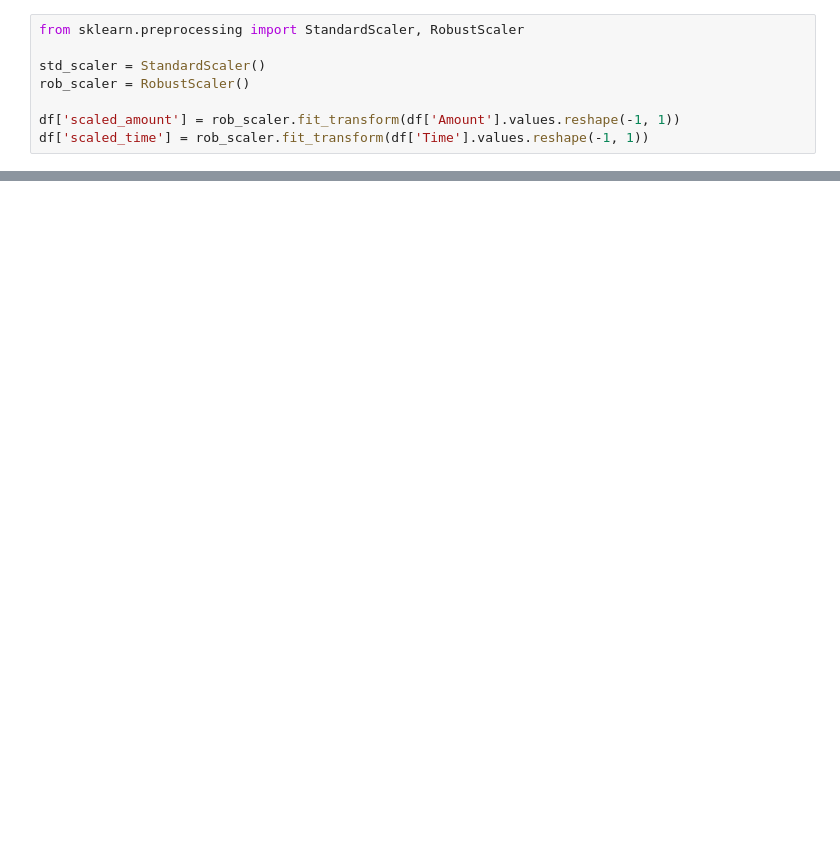
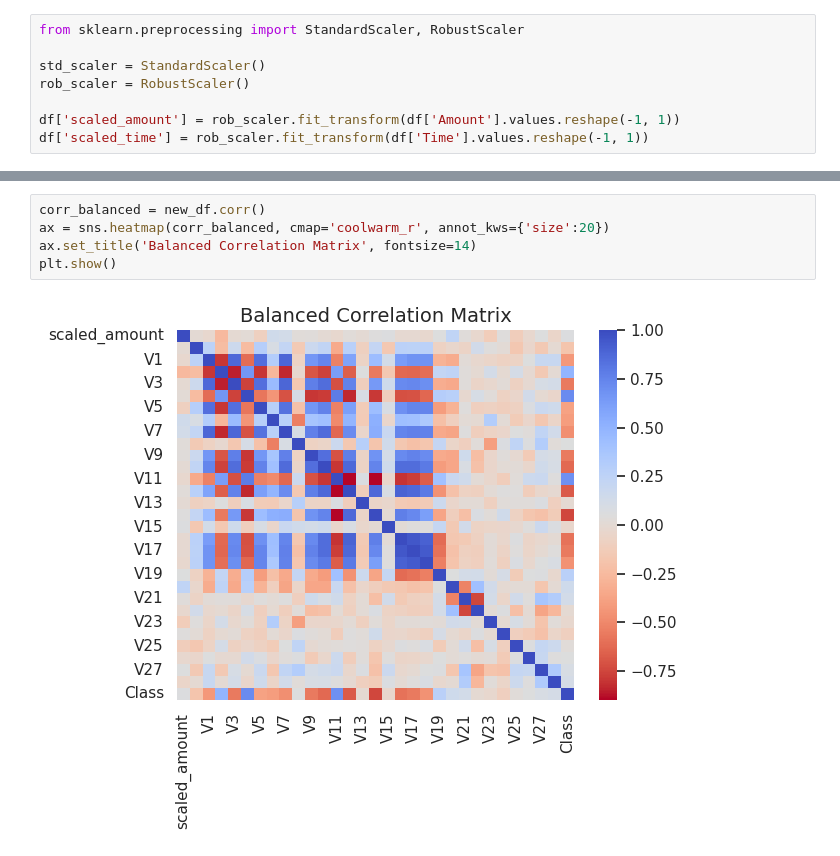
Before and after one commit to mohammad-jafary/data_science_projects, a Jupyter notebook: creditcardfraud/creditcardfraud.ipynb, the cells around one changed output, grey strips where cells are left out. Drawn from its saved outputs; the diff is of its cells as text; blank space fills up the shorter version.

```diff
--- a/creditcardfraud/creditcardfraud.ipynb
+++ b/creditcardfraud/creditcardfraud.ipynb
@@ -83,0 +182,7 @@ df['scaled_time'] = rob_scaler.fit_transform(df['Time'].values.reshape(-1, 1))
+# %%
+corr_balanced = new_df.corr()
+ax = sns.heatmap(corr_balanced, cmap='coolwarm_r', annot_kws={'size':20})
+ax.set_title('Balanced Correlation Matrix', fontsize=14)
+plt.show()
+# %% [output]
+[figure, added]
```
Also changed, not shown: parts of 16 cells of this notebook.
